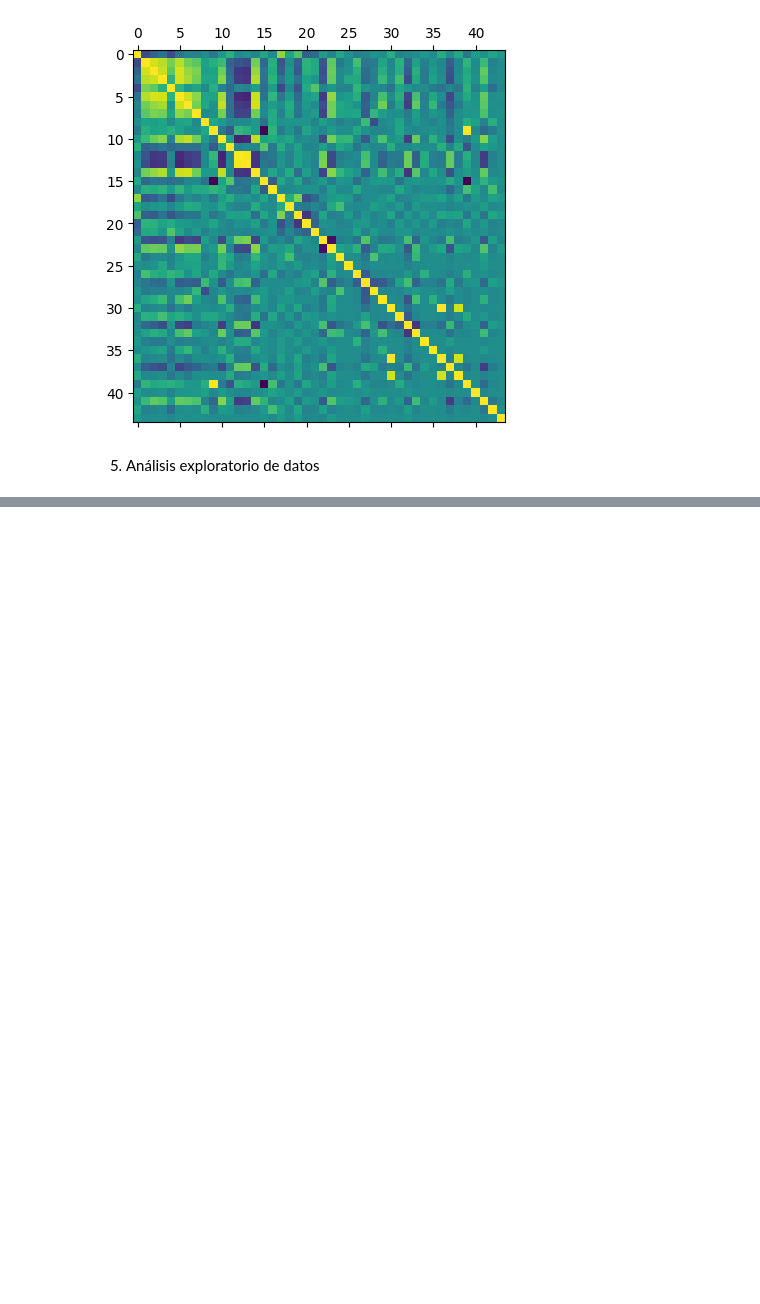
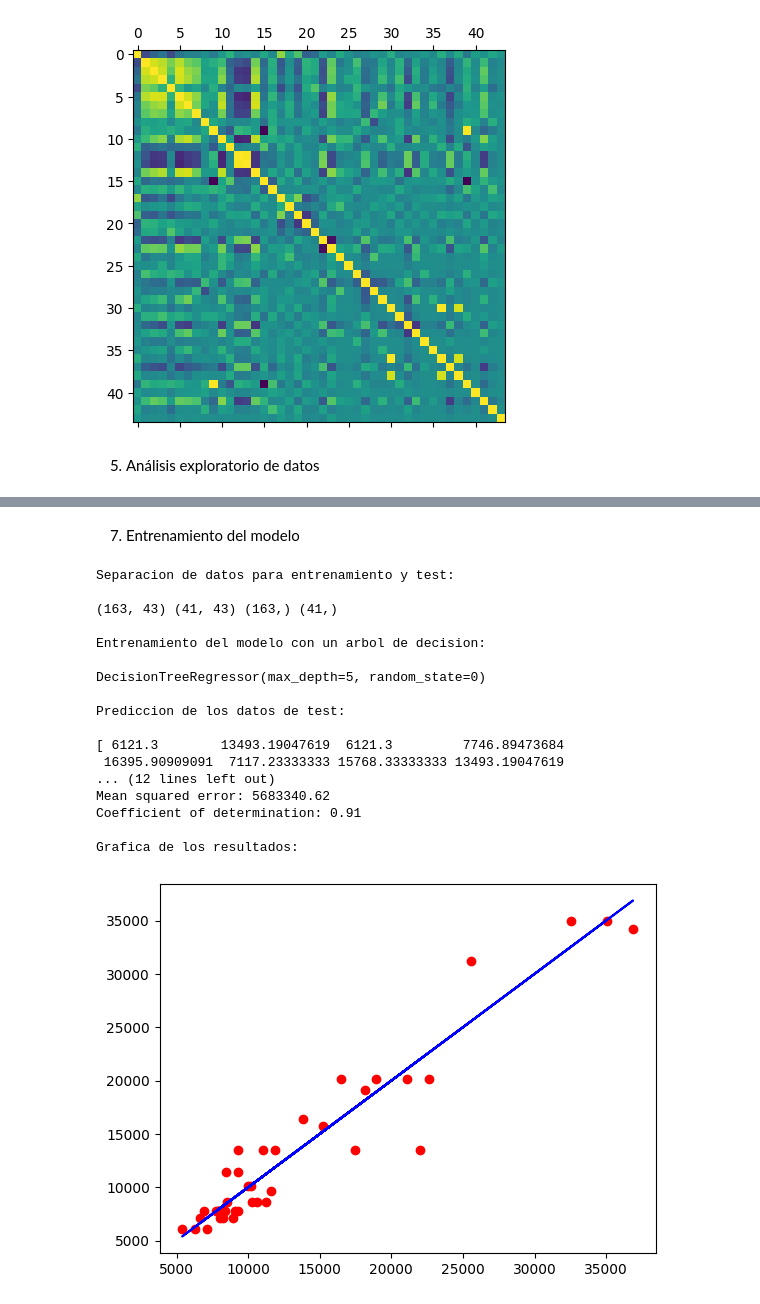
Before and after one commit to DavidLopF/Decision-tree-regressor-car-price, a Jupyter notebook: taller.ipynb, the cells around one changed output, grey strips where cells are left out. Saved outputs shown, nothing was run; the diff lists cells and outputs as text; code cells hidden in the pictures; blank space fills up the shorter version.

Commit message:
train model with desitionTree

```diff
--- a/taller.ipynb
+++ b/taller.ipynb
@@ -101,0 +117,12 @@ Name: price, dtype: float64
+# %%
+y = motor_stock_transformed['price']
+x = motor_stock_transformed.drop(['price'], axis=1)
+
+##feature selection
+print("\nFeature selection:\n")
+from sklearn.feature_selection import SelectKBest
+from sklearn.feature_selection import f_regression
+best = SelectKBest(score_func=f_regression, k=5)
+fit = best.fit(x, y)
+features = fit.transform(x)
+print(features[0:5,:])
@@ -101,0 +137,53 @@ Name: price, dtype: float64
+# %% [markdown]
+7. Entrenamiento del modelo
+# %%
+##separa el 80% de los datos para entrenamiento y el 20% para test
+
+print("\nSeparacion de datos para entrenamiento y test:\n")
+x_train, x_test, y_train, y_test = train_test_split(x, y, train_size=0.8, random_state=0)
+print(x_train.shape, x_test.shape, y_train.shape, y_test.shape)
+
+
+##entrenamiento del modelo con un arbol de decision
+print("\nEntrenamiento del modelo con un arbol de decision:\n")
+##regressor = DecisionTreeRegressor(random_state=0)
+regressor = DecisionTreeRegressor(random_state=0, max_depth=5)
+regressor.fit(x_train, y_train)
+print(regressor)
+
+
+##prediccion de los datos de test
+print("\nPrediccion de los datos de test:\n")
+y_pred = regressor.predict(x_test)
+print(y_pred)
+
+##evaluacion del modelo
+print("\nEvaluacion del modelo:\n")
+
+print('Mean squared error: %.2f' % mean_squared_error(y_test, y_pred))
+print('Coefficient of determination: %.2f' % r2_score(y_test, y_pred))
+
+##grafica de los resultados
+print("\nGrafica de los resultados:\n")
+plt.scatter(y_test, y_pred, color='red')
+plt.plot(y_test, y_test, color='blue')
+plt.show()
+# %% [output]
+Separacion de datos para entrenamiento y test:
+
+(163, 43) (41, 43) (163,) (41,)
+
+Entrenamiento del modelo con un arbol de decision:
+
+DecisionTreeRegressor(max_depth=5, random_state=0)
+
+Prediccion de los datos de test:
+
+[ 6121.3        13493.19047619  6121.3         7746.89473684
+ 16395.90909091  7117.23333333 15768.33333333 13493.19047619
+... (12 lines left out)
+Mean squared error: 5683340.62
+Coefficient of determination: 0.91
+
+Grafica de los resultados:
+[figure, added]
```
Also changed, not shown: parts of 4 cells of this notebook.
